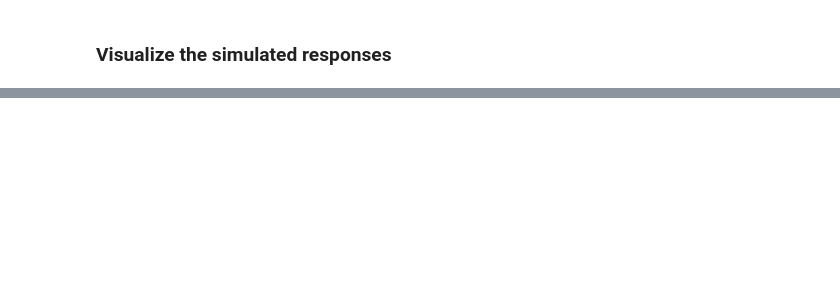
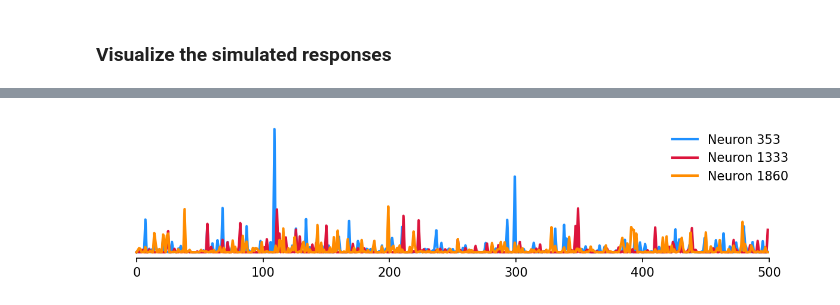
Before and after one commit to sinzlab/bashiri-et-al-2021, a Jupyter notebook: notebooks/simulate_responses_for_arbitrary_input.ipynb, the cells around one changed output, grey strips where cells are left out. Saved outputs shown, nothing was run; the diff lists cells and outputs as text; code cells hidden in the pictures; blank space fills up the shorter version.

Commit message:
Add a method for rejection sampling and update simulation notebook

```diff
--- a/notebooks/simulate_responses_for_arbitrary_input.ipynb
+++ b/notebooks/simulate_responses_for_arbitrary_input.ipynb
@@ -32,10 +10,10 @@ def imread(filename, grayscale=True, xres=None, yres=None):
 # %% [markdown]
 ### Load an arbitrary image
 # %%
-filename = "/project/notebooks/arbitrary_image.jpg"
-target_image = imread(filename, xres=64, yres=36) / 255
+image_path = "/project/notebooks/arbitrary_image.jpg"
+input_image = imread(image_path, xres=64, yres=36)
 
-plt.imshow(target_image[0, 0], cmap="gray")
+plt.imshow(input_image[0, 0], cmap="gray")
 plt.axis("off");
 # %% [output]
 [figure]
@@ -60,20 +26,0 @@ zero_threshold = ziffa_scan2.zero_threshold.cpu().data.numpy().item()
-# %%
-samples = []
-for _ in tqdm(range(n_samples)):
-    xs = np.random.multivariate_normal(mu, sigma)
-    xs = np.concatenate((xs, np.zeros(n_neurons - len(xs))))
-    ys_g = ziffa_scan2.sample_transform.inv(torch.tensor([xs]).to(device))[0, neuron_indices].cpu().data.numpy()
-
-    _samples = []
-    for i, y_g in enumerate(ys_g):
-        y_u = np.random.uniform(0, zero_threshold)
-
-        assign_to_uniform = np.random.rand() < q[i]
-        if assign_to_uniform:
-            _samples.append(y_u)
-        else:
-            _samples.append(y_g)
-
-    samples.append(_samples)
-
-samples = np.array(samples)
@@ -131,0 +50,15 @@ sns.despine(trim=True, ax=ax)
+# %%
+np.random.seed(42)
+colors = ['dodgerblue', 'crimson', 'darkorange']
+neuron_idx = np.random.choice(np.arange(samples.shape[1]), replace=False, size=3)
+neuron_idx.sort()
+
+fig, ax = plt.subplots(figsize=(10.0, 2.), dpi=150)
+
+for i, s in enumerate(samples[:, neuron_idx].T):
+    ax.plot(s, c=colors[i], lw=2, label=f"Neuron {neuron_idx[i]}");
+ax.set(yticks=[])
+ax.legend(frameon=False)
+sns.despine(trim=True, left=True)
+# %% [output]
+[figure, added]
```
Also changed, not shown: parts of 15 cells of this notebook, 3 other files.
